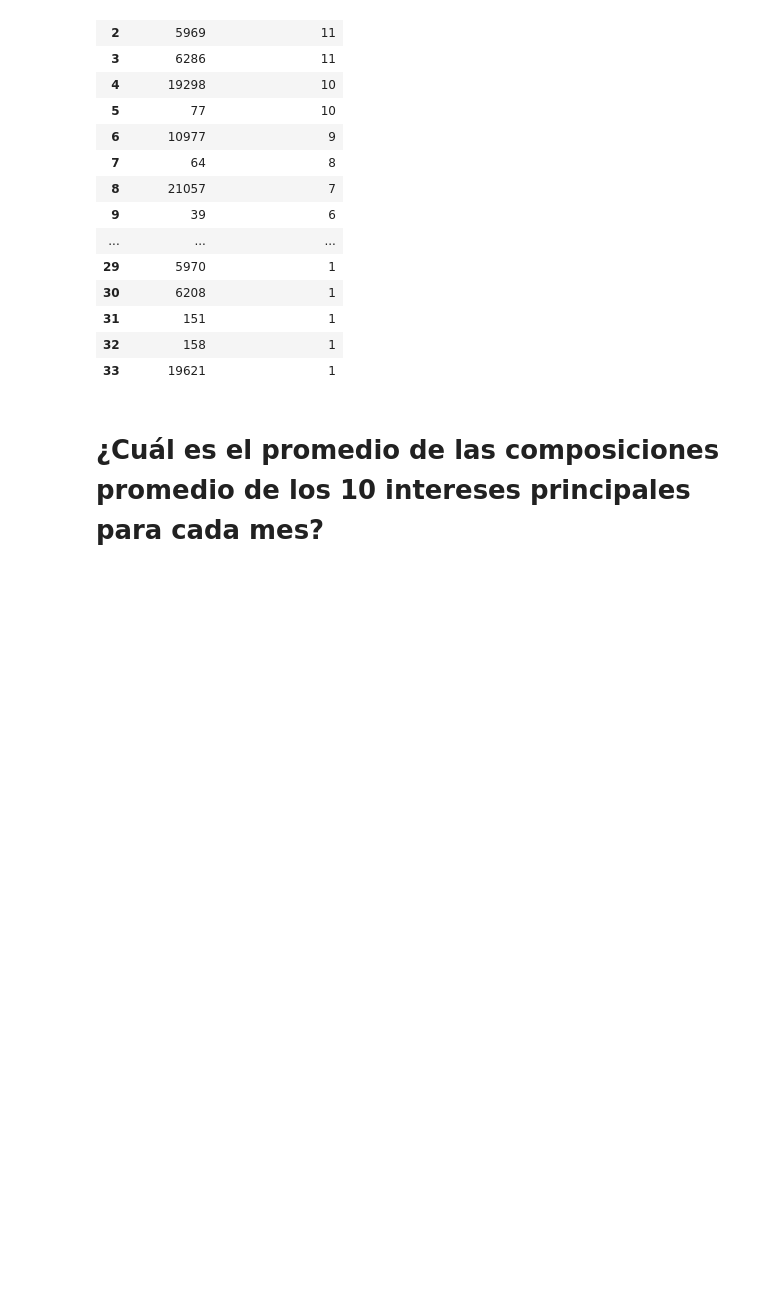
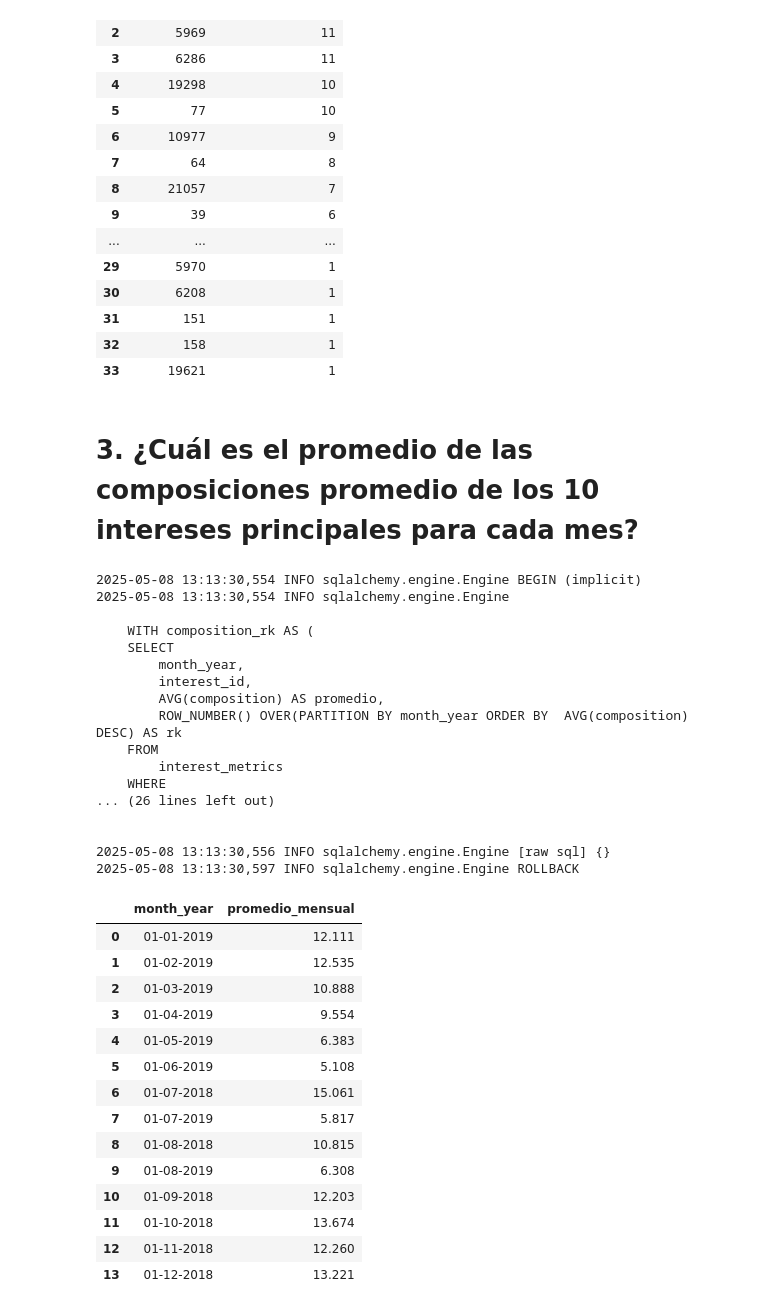
Before and after one commit to LLAES07/SQL_DESAFIO, a Jupyter notebook: Caso_8/Caso_8.ipynb, the cells around one changed output. Cells and saved outputs as stored; diff of their text form; code cells hidden in the pictures; blank space fills up the shorter version.

```diff
--- a/Caso_8/Caso_8.ipynb
+++ b/Caso_8/Caso_8.ipynb
@@ -1609,4 +1609,78 @@ pd.read_sql_query(query, con=engine)
 | 32 | 158 | 1 |
 | 33 | 19621 | 1 |
 # %% [markdown]
-# **¿Cuál es el promedio de las composiciones promedio de los 10 intereses principales para cada mes?**
+# **3. ¿Cuál es el promedio de las composiciones promedio de los 10 intereses principales para cada mes?**
+# %%
+query = '''
+
+    WITH composition_rk AS (
+    SELECT
+        month_year,
+        interest_id,
+        AVG(composition) AS promedio,
+        ROW_NUMBER() OVER(PARTITION BY month_year ORDER BY  AVG(composition) DESC) AS rk
+    FROM
+        interest_metrics
+    WHERE
+        month_year IS NOT NULL
+
+    GROUP BY
+        month_year,
+        interest_id
+    ),
+
+    top_10_compo AS (
+
+    SELECT
+        *
+    FROM
+        composition_rk
+    WHERE
+        rk <=10)
+
+    SELECT
+        month_year,
+        AVG(promedio) AS promedio_mensual
+    FROM
+        top_10_compo
+    GROUP BY
+        month_year
+
+
+
+
+'''
+pd.read_sql_query(query, con=engine)
+# %% [output]
+2025-05-08 13:13:30,554 INFO sqlalchemy.engine.Engine BEGIN (implicit)
+2025-05-08 13:13:30,554 INFO sqlalchemy.engine.Engine
+
+    WITH composition_rk AS (
+    SELECT
+        month_year,
+        interest_id,
+        AVG(composition) AS promedio,
+        ROW_NUMBER() OVER(PARTITION BY month_year ORDER BY  AVG(composition) DESC) AS rk
+    FROM
+        interest_metrics
+    WHERE
+... (26 lines left out)
+
+
+2025-05-08 13:13:30,556 INFO sqlalchemy.engine.Engine [raw sql] {}
+2025-05-08 13:13:30,597 INFO sqlalchemy.engine.Engine ROLLBACK
+|  | month_year | promedio_mensual |
+| 0 | 01-01-2019 | 12.111 |
+| 1 | 01-02-2019 | 12.535 |
+| 2 | 01-03-2019 | 10.888 |
+| 3 | 01-04-2019 | 9.554 |
+| 4 | 01-05-2019 | 6.383 |
+| 5 | 01-06-2019 | 5.108 |
+| 6 | 01-07-2018 | 15.061 |
+| 7 | 01-07-2019 | 5.817 |
+| 8 | 01-08-2018 | 10.815 |
+| 9 | 01-08-2019 | 6.308 |
+| 10 | 01-09-2018 | 12.203 |
+| 11 | 01-10-2018 | 13.674 |
+| 12 | 01-11-2018 | 12.260 |
+| 13 | 01-12-2018 | 13.221 |
```
